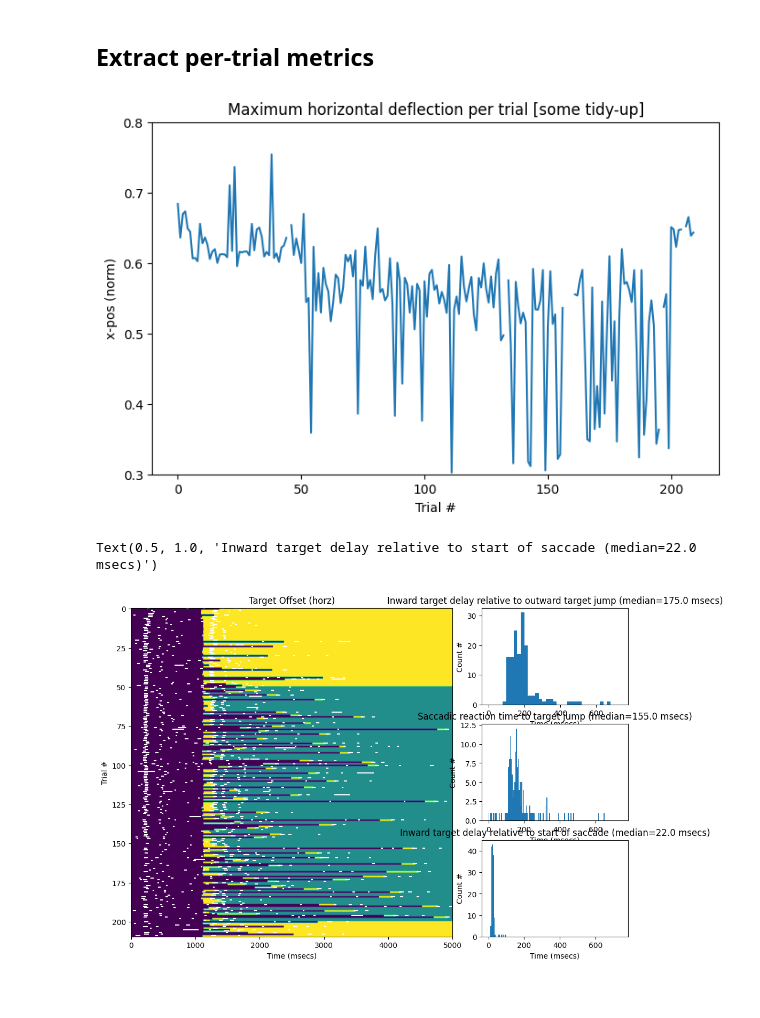
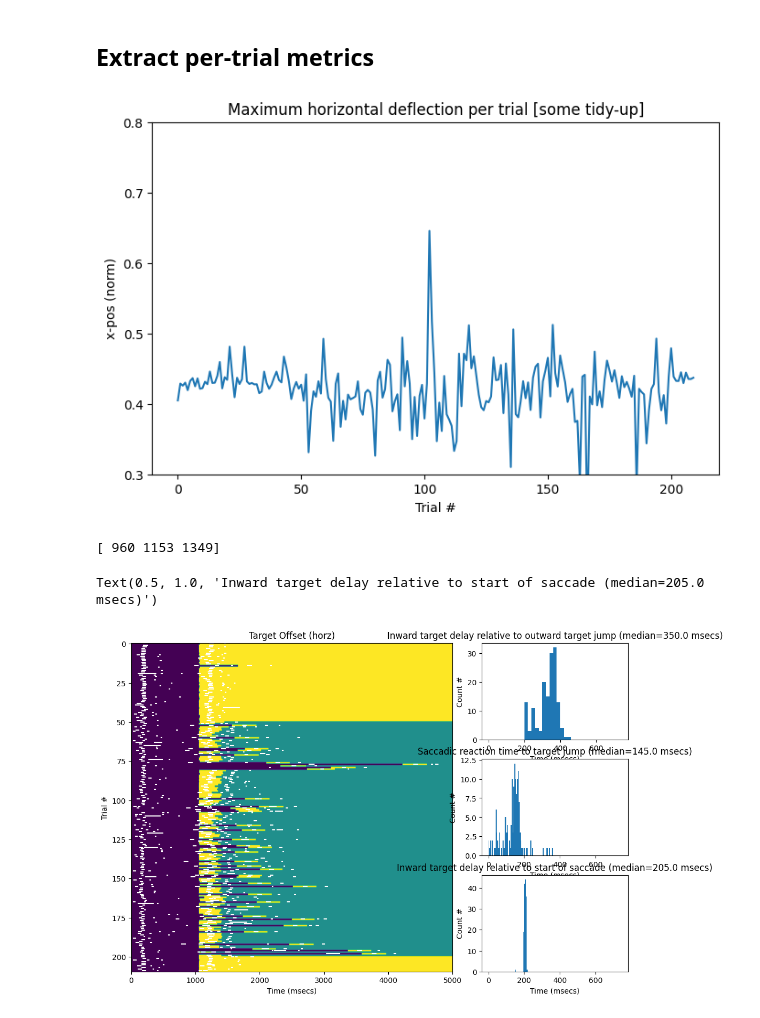
Before and after one commit to jsbrittain/saccadapt, a Jupyter notebook: lookatdata.ipynb, the cells around one changed output. Cells and saved outputs as stored; diff of their text form; code cells hidden in the pictures.

Commit message:
Auto-detect target locations

```diff
--- a/lookatdata.ipynb
+++ b/lookatdata.ipynb
@@ -31,7 +38,7 @@ Remove this section if you are uploading files manually.
 from google.colab import drive
 drive.mount('/content/drive')
 
-filename = "drive/MyDrive/sacc.adapt.data/IG.100.lag.asc"
+filename = "drive/MyDrive/sacc.adapt.data/asc/EW_200.asc"
 
 eye = Eye.Eye(filename)
 # %% [output]
@@ -142,10 +149,15 @@ axs.set_title("Maximum horizontal deflection per trial [some tidy-up]")
 
 fig.show()
 # %% [output]
-[figure, old version]
+[figure, new version]
 # %%
+# Auto-determine target locations
+# alternatively, try target_positions = [960, 1349, 1153]
+target_positions = [t[1][0] for index in eye.trial.index for t in eye.trial['Targets'].loc[index]]
+target_positions = np.sort(np.unique(target_positions))
+print(target_positions)
+
 # Loop over trials
-target_positions = [960, 1548, 1251]
 fig, axs = plt.subplot_mosaic(
     [['a','a','b'], ['a','a','c'], ['a','a','d']],
     figsize=(12, 8),
@@ -166,9 +178,9 @@ for index in eye.trial.index:
     assert target_time > last_target_time
     last_target_time = target_time
     x[index, target_time:] = target_pos[0]
-    if target_pos[0] == 1548:
+    if target_pos[0] == target_positions[2]:
       outward_time = target_time
-    if target_pos[0] == 1251:
+    if target_pos[0] == target_positions[1]:
       inward_time = target_time
       assert inward_time > outward_time
       inward_delay.append(target_time - outward_time)
@@ -195,32 +207,33 @@ for index in eye.trial.index:
           sacc[0] - eye.trial.StartPos.loc[index],
           sacc[1] - eye.trial.StartPos.loc[index]],
           [index - offset, index - offset], 'w-')
   if plot_fixations:
     fixations = eye.trial['Fixations'].loc[index]
     for fix in fixations:
       axs['a'].plot([
           fix[0] - eye.trial.StartPos.loc[index],
           fix[1] - eye.trial.StartPos.loc[index]],
           [index + offset, index + offset], 'r-')
 axs['a'].set_xlim(0, 5000)
 axs['a'].set_xlabel('Time (msecs)')
 axs['a'].set_ylabel('Trial #')
 axs['a'].set_title("Target Offset (horz)")
 
 axs['b'].hist(inward_delay, range(0, 750, 20))
 axs['b'].set_xlabel('Time (msecs)')
 axs['b'].set_ylabel('Count #')
 axs['b'].set_title(f"Inward target delay relative to outward target jump (median={np.median(inward_delay)} msecs)")
 
 axs['c'].hist(sacc_rt, range(0, 750, 5))
 axs['c'].set_xlabel('Time (msecs)')
 axs['c'].set_ylabel('Count #')
 axs['c'].set_title(f"Saccadic reaction time to target jump (median={np.median(sacc_rt)} msecs)")
 
 axs['d'].hist(sacc_delay, range(0, 750, 5))
 axs['d'].set_xlabel('Time (msecs)')
 axs['d'].set_ylabel('Count #')
 axs['d'].set_title(f"Inward target delay relative to start of saccade (median={np.median(sacc_delay)} msecs)")
 # %% [output]
-Text(0.5, 1.0, 'Inward target delay relative to start of saccade (median=22.0 msecs)')
+[ 960 1153 1349]
+Text(0.5, 1.0, 'Inward target delay relative to start of saccade (median=205.0 msecs)')
-[figure, old version]
+[figure, new version]
```
Also changed, not shown: parts of 4 cells of this notebook.
